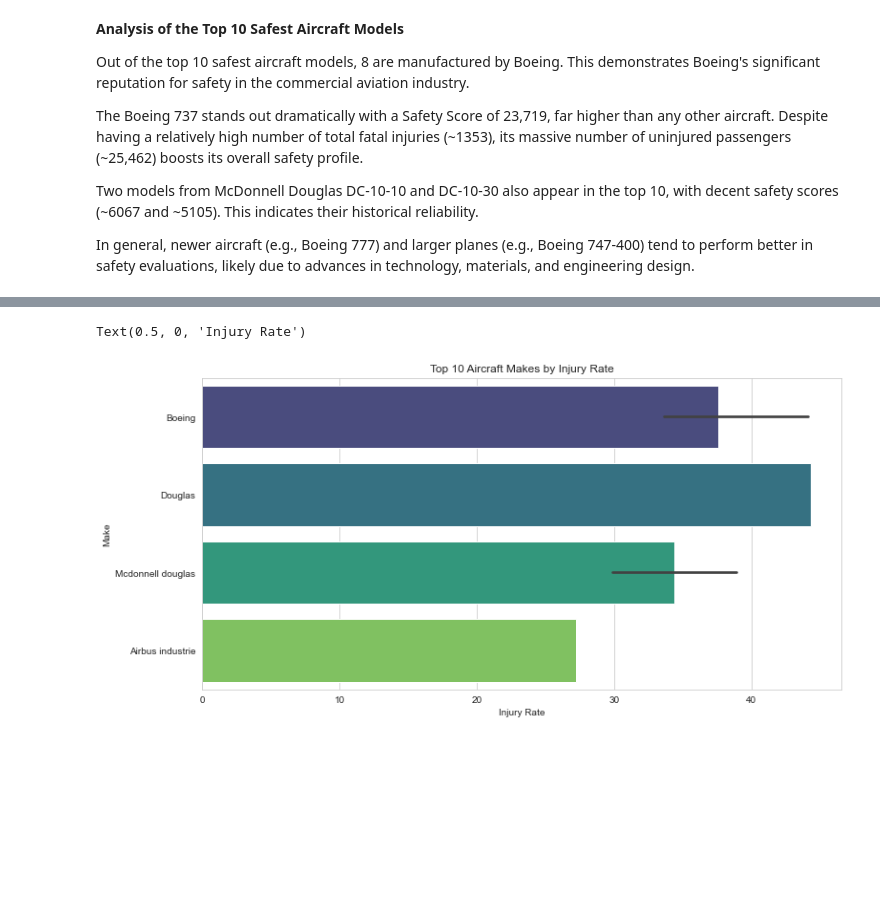
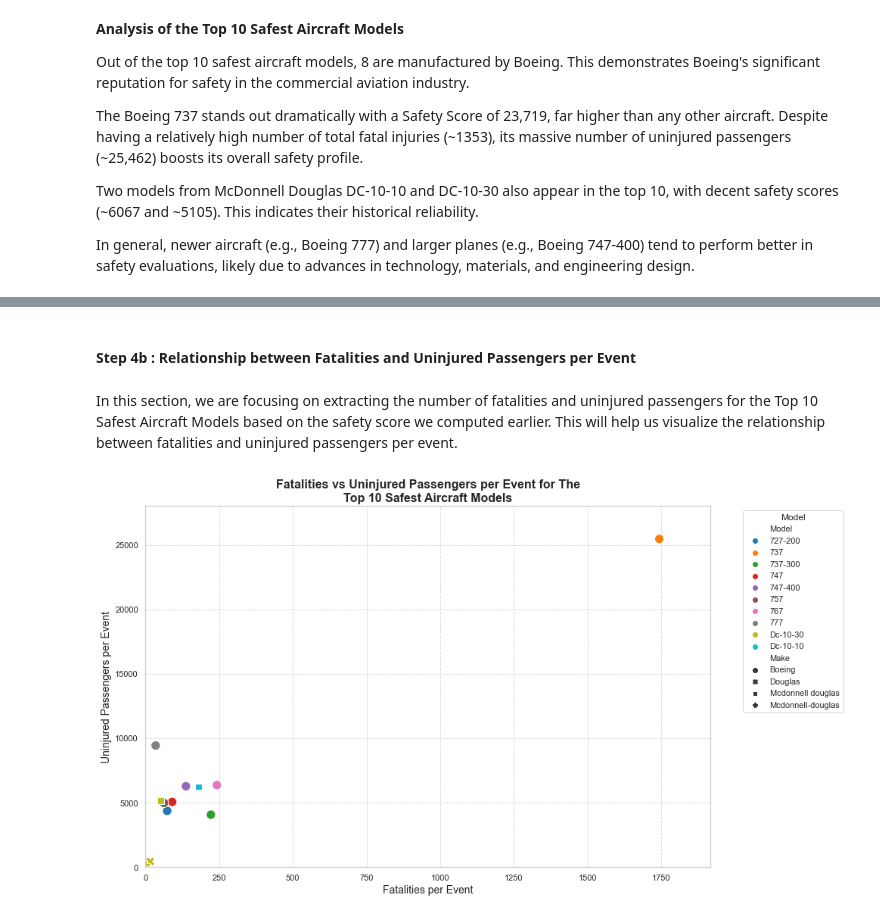
Before and after one commit to DebbieMOmondi/-Aviation-Risk-Analysis, a Jupyter notebook: Risk_Analysis.ipynb, the cells around one changed output, grey strips where cells are left out. Cells and saved outputs as stored; diff of their text form; code cells hidden in the pictures; blank space fills up the shorter version.

Commit message:
Relationship between Fatalities and Uninjured Passengers per Event updated

```diff
--- a/Risk_Analysis.ipynb
+++ b/Risk_Analysis.ipynb
@@ -421,6 +392,0 @@ Since the accident number column contains strings we can not use it for analysis
-# %%
-# Create a new column for Total Accidents (sum of Serious and Minor Injuries)
-cleaned_data['Total.Accidents'] = cleaned_data['Total.Serious.Injuries'] + cleaned_data['Total.Minor.Injuries']
-
-# Check if  the new column is added
-cleaned_data[['Make', 'Model', 'Total.Serious.Injuries', 'Total.Minor.Injuries', 'Total.Accidents']].head()
@@ -718,10 +393,53 @@ safety_by_purpose['Destroyed_Rate'] = safety_by_purpose['Aircraft.damage'] / saf
-# %%
-filtered = safety_by_purpose[safety_by_purpose['Accident_Count'] >= 5]
-filtered = filtered.sort_values(by='Injury_Rate', ascending=False).head(10)  # Top 10 by injury rate
-plt.figure(figsize=(12, 6))
-sns.barplot(data=filtered, x='Injury_Rate', y='Make', palette='viridis')
-plt.title('Top 10 Aircraft Makes by Injury Rate')
-plt.xlabel('Injury Rate')
-# %% [output]
-Text(0.5, 0, 'Injury Rate')
-[figure, removed]
+# %% [markdown]
+#### **Step 4b : Relationship between Fatalities and Uninjured Passengers per Event**
+# %% [markdown]
+In this section, we are focusing on extracting the number of fatalities and uninjured passengers for the Top 10 Safest Aircraft Models based on the safety score we computed earlier. This will help us visualize the relationship between fatalities and uninjured passengers per event.
+# %%
+# Mergeing the top_10_safest dataframe with the original data to get Fatalities and Uninjured for plotting
+filtered_data = cleaned_data[cleaned_data['Model'].isin(top_10_safest['Model'])]
+
+# Groupin the data by Make and Model to get Fatalities and Uninjured counts
+grouped_filtered = filtered_data.groupby(['Make', 'Model']).agg({
+    'Total.Fatal.Injuries': 'sum',
+    'Total.Serious.Injuries': 'sum',
+    'Total.Uninjured': 'sum'
+}).reset_index()
+
+# Calculating Fatalities per Event (Fatalities + Serious Injuries)
+grouped_filtered['Fatalities_Per_Event'] = grouped_filtered['Total.Fatal.Injuries'] + grouped_filtered['Total.Serious.Injuries']
+# %%
+
+# Creating a Scatterplot with a better palette for categories
+plt.figure(figsize=(14, 8))
+
+sns.scatterplot(
+    data=grouped_filtered,
+    x='Fatalities_Per_Event',
+    y='Total.Uninjured',
+    hue='Model',  # The model will be represented by the color palette
+    style='Make',
+    palette='tab10',  # Tab10 is better for categorical colors
+    s=150
+)
+
+# Title and labels
+plt.title('Fatalities vs Uninjured Passengers per Event for The\nTop 10 Safest Aircraft Models', fontsize=16, weight='bold')
+plt.xlabel('Fatalities per Event', fontsize=14)
+plt.ylabel('Uninjured Passengers per Event', fontsize=14)
+
+
+# Setting a tighter x and y limit
+plt.xlim(0, grouped_filtered['Fatalities_Per_Event'].max() * 1.1)
+plt.ylim(0, grouped_filtered['Total.Uninjured'].max() * 1.1)
+
+# Legend positioning
+plt.legend(bbox_to_anchor=(1.05, 1), loc='upper left', title='Model')
+
+# Grid and layout adjustments
+plt.grid(True, linestyle='--', alpha=0.7)
+plt.tight_layout()
+
+# Show the plot
+plt.show()
+# %% [output]
+[figure, added]
```
Also changed, not shown: parts of 31 cells of this notebook.
